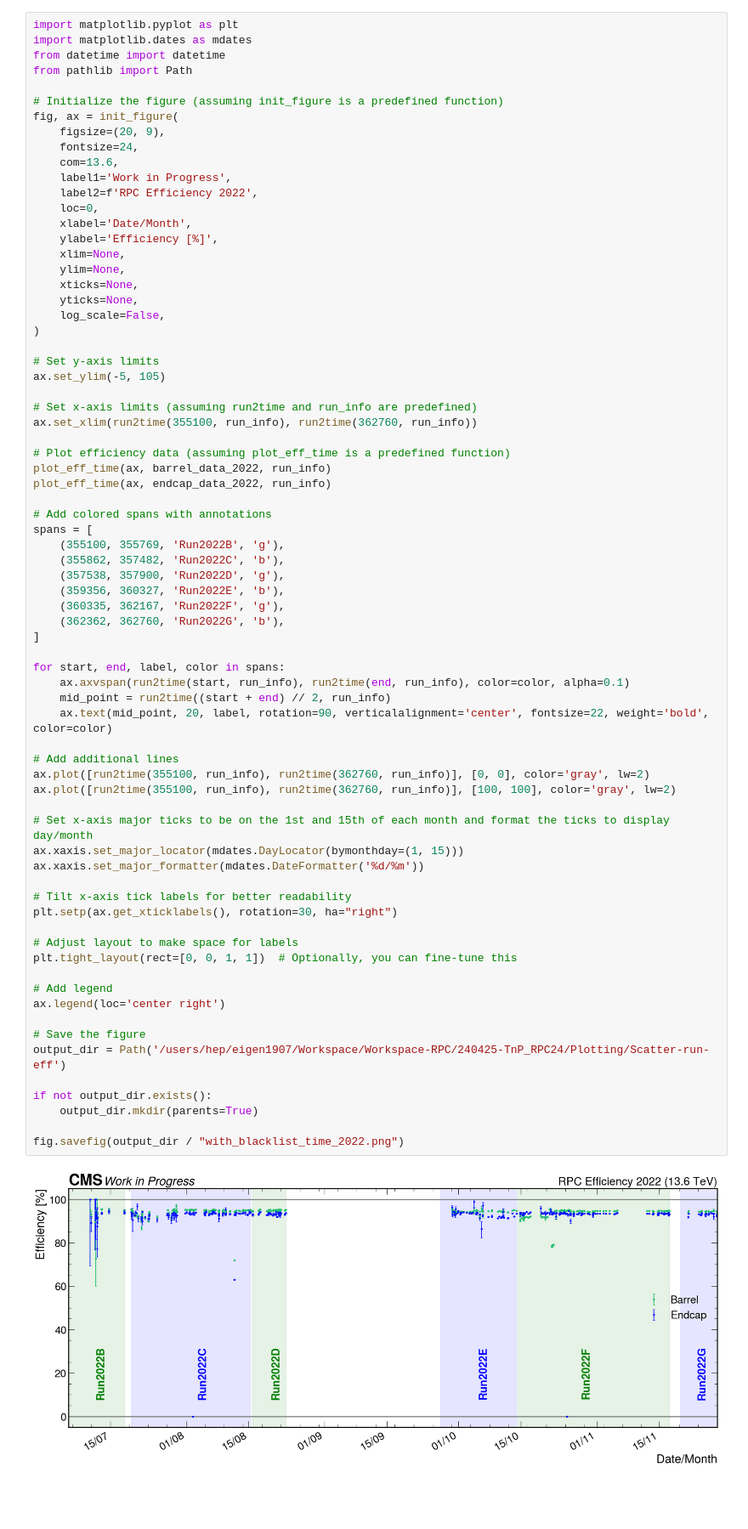
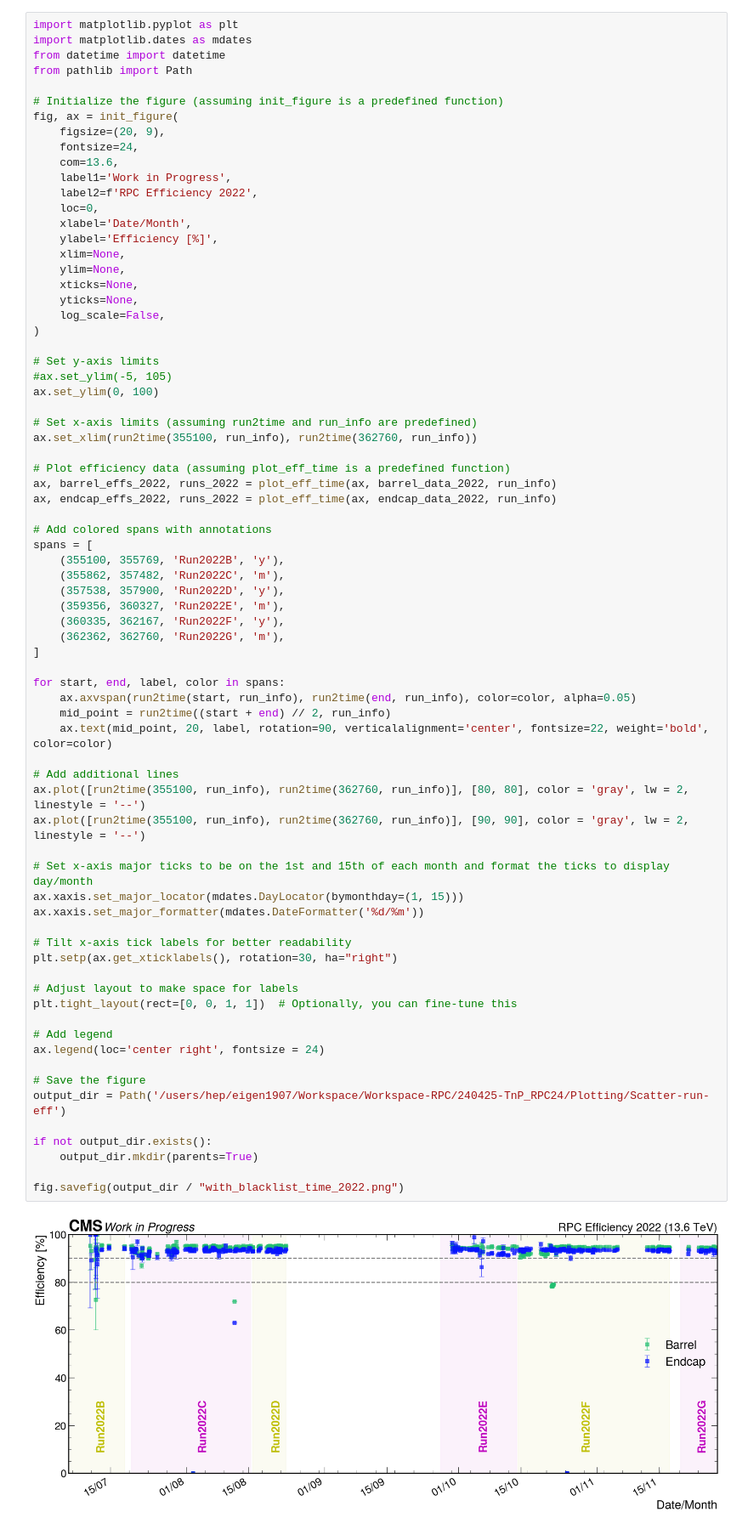
Before and after one commit to eigen1907/Workspace-RPC, a Jupyter notebook: 240425-TnP_RPC24/Plotting/Scatter-run-eff/notebook.ipynb, the cells around one changed output. Shown: that part at 85% size. Drawn from its saved outputs; the diff is of its cells as text; blank space fills up the shorter version.

```diff
--- a/240425-TnP_RPC24/Plotting/Scatter-run-eff/notebook.ipynb
+++ b/240425-TnP_RPC24/Plotting/Scatter-run-eff/notebook.ipynb
@@ -240,56 +145,57 @@ fig, ax = init_figure(
 )
 
 # Set y-axis limits
-ax.set_ylim(-5, 105)
+#ax.set_ylim(-5, 105)
+ax.set_ylim(0, 100)
 
 # Set x-axis limits (assuming run2time and run_info are predefined)
 ax.set_xlim(run2time(355100, run_info), run2time(362760, run_info))
 
 # Plot efficiency data (assuming plot_eff_time is a predefined function)
-plot_eff_time(ax, barrel_data_2022, run_info)
-plot_eff_time(ax, endcap_data_2022, run_info)
+ax, barrel_effs_2022, runs_2022 = plot_eff_time(ax, barrel_data_2022, run_info)
+ax, endcap_effs_2022, runs_2022 = plot_eff_time(ax, endcap_data_2022, run_info)
 
 # Add colored spans with annotations
 spans = [
-    (355100, 355769, 'Run2022B', 'g'),
-    (355862, 357482, 'Run2022C', 'b'),
-    (357538, 357900, 'Run2022D', 'g'),
-    (359356, 360327, 'Run2022E', 'b'),
-    (360335, 362167, 'Run2022F', 'g'),
-    (362362, 362760, 'Run2022G', 'b'),
+    (355100, 355769, 'Run2022B', 'y'),
+    (355862, 357482, 'Run2022C', 'm'),
+    (357538, 357900, 'Run2022D', 'y'),
+    (359356, 360327, 'Run2022E', 'm'),
+    (360335, 362167, 'Run2022F', 'y'),
+    (362362, 362760, 'Run2022G', 'm'),
 ]
 
 for start, end, label, color in spans:
-    ax.axvspan(run2time(start, run_info), run2time(end, run_info), color=color, alpha=0.1)
+    ax.axvspan(run2time(start, run_info), run2time(end, run_info), color=color, alpha=0.05)
     mid_point = run2time((start + end) // 2, run_info)
     ax.text(mid_point, 20, label, rotation=90, verticalalignment='center', fontsize=22, weight='bold', color=color)
 
 # Add additional lines
-ax.plot([run2time(355100, run_info), run2time(362760, run_info)], [0, 0], color='gray', lw=2)
-ax.plot([run2time(355100, run_info), run2time(362760, run_info)], [100, 100], color='gray', lw=2)
+ax.plot([run2time(355100, run_info), run2time(362760, run_info)], [80, 80], color = 'gray', lw = 2, linestyle = '--')
+ax.plot([run2time(355100, run_info), run2time(362760, run_info)], [90, 90], color = 'gray', lw = 2, linestyle = '--')
 
 # Set x-axis major ticks to be on the 1st and 15th of each month and format the ticks to display day/month
 ax.xaxis.set_major_locator(mdates.DayLocator(bymonthday=(1, 15)))
 ax.xaxis.set_major_formatter(mdates.DateFormatter('%d/%m'))
 
 # Tilt x-axis tick labels for better readability
 plt.setp(ax.get_xticklabels(), rotation=30, ha="right")
 
 # Adjust layout to make space for labels
 plt.tight_layout(rect=[0, 0, 1, 1])  # Optionally, you can fine-tune this
 
 # Add legend
-ax.legend(loc='center right')
+ax.legend(loc='center right', fontsize = 24)
 
 # Save the figure
 output_dir = Path('/users/hep/eigen1907/Workspace/Workspace-RPC/240425-TnP_RPC24/Plotting/Scatter-run-eff')
 
 if not output_dir.exists():
     output_dir.mkdir(parents=True)
 
 fig.savefig(output_dir / "with_blacklist_time_2022.png")
 # %% [output]
-[figure, old version]
+[figure, new version]
 # %%
 import matplotlib.pyplot as plt
 import matplotlib.dates as mdates
```
Also changed, not shown: parts of 11 cells of this notebook, 4 other files.
